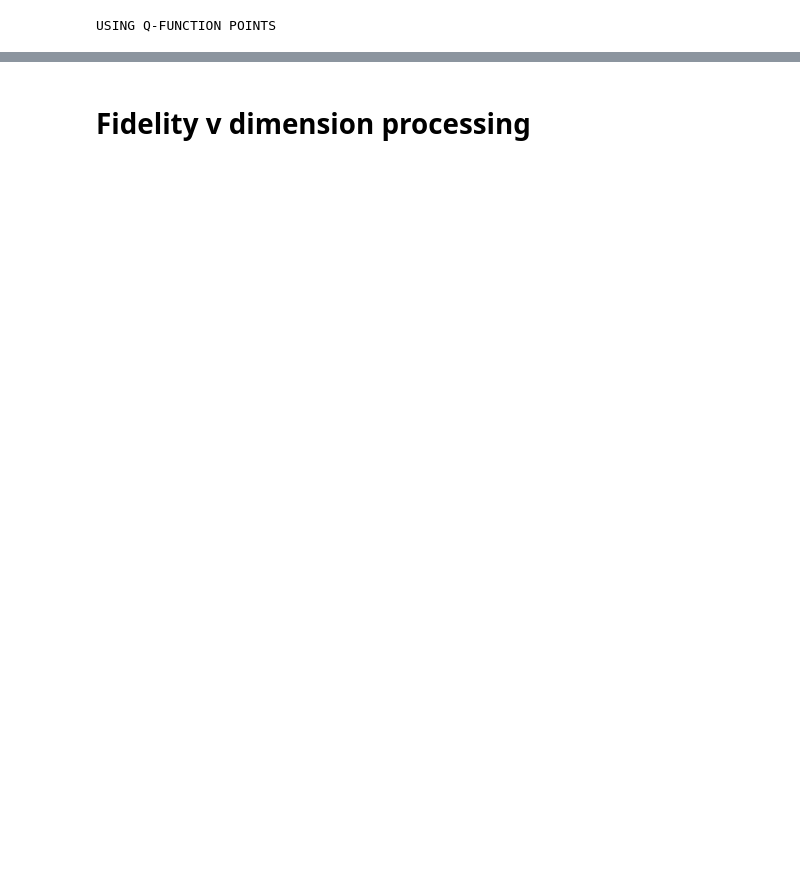
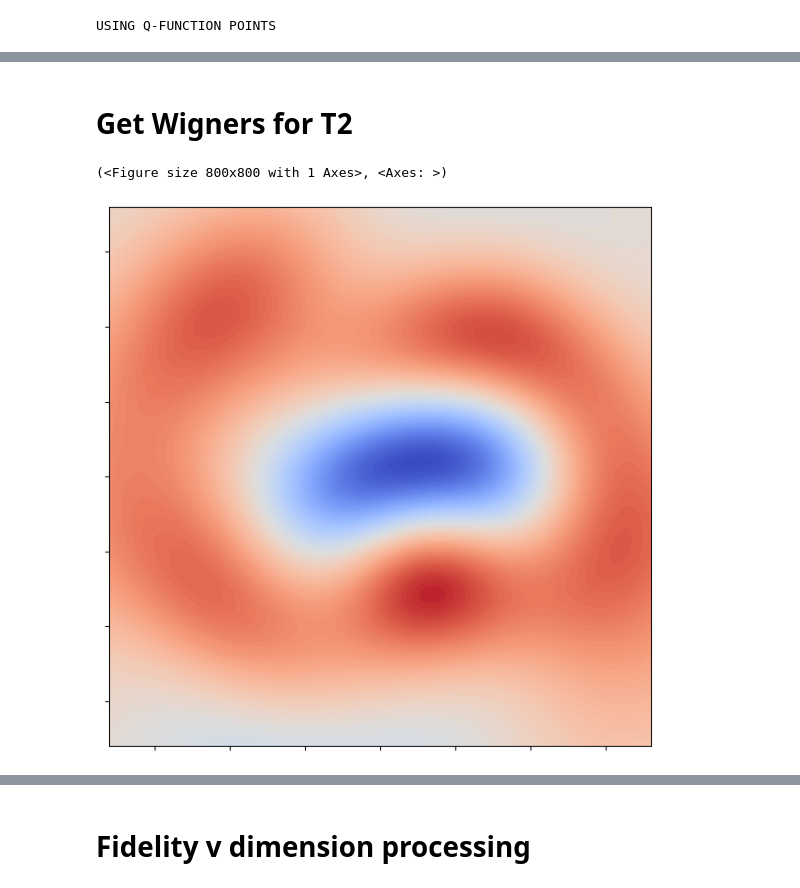
Before and after one commit to clarayfontaine/ORENS_bosonic_state_reconstruction, a Jupyter notebook: F_v_Dim_and_T2_Data_Processing_and_Simulation_Dec_16/plot_fidelity_v_dimension_and_t2.ipynb, the cells around one changed output, grey strips where cells are left out. Saved outputs shown, nothing was run; the diff lists cells and outputs as text; code cells hidden in the pictures; blank space fills up the shorter version.

```diff
--- a/F_v_Dim_and_T2_Data_Processing_and_Simulation_Dec_16/plot_fidelity_v_dimension_and_t2.ipynb
+++ b/F_v_Dim_and_T2_Data_Processing_and_Simulation_Dec_16/plot_fidelity_v_dimension_and_t2.ipynb
@@ -13,0 +205,2 @@ color_W_norm = "blue"
+# %% [markdown]
+# Get Wigners for T2
@@ -13,0 +259,14 @@ color_W_norm = "blue"
+# %%
+Q_exp_T2_rhos = extract_Q_T2_rhos(Q_exp_T2_directory)
+
+W_corr_exp_T2_rhos, W_norm_exp_T2_rhos = extract_W_T2_rhos(
+    W_exp_T2_directory
+)
+# %%
+which_t2_to_plot = 4 # from 0 to 4, from highest to lowest T2
+which_cat_to_plot = 3 # from 0 to 3
+# %%
+plot_wigner(Qobj(Q_exp_T2_rhos[which_t2_to_plot, which_cat_to_plot, :, :]))
+# %% [output]
+(<Figure size 800x800 with 1 Axes>, <Axes: >)
+[figure, added]
```
Also changed, not shown: parts of 17 cells of this notebook, 1 other file.
